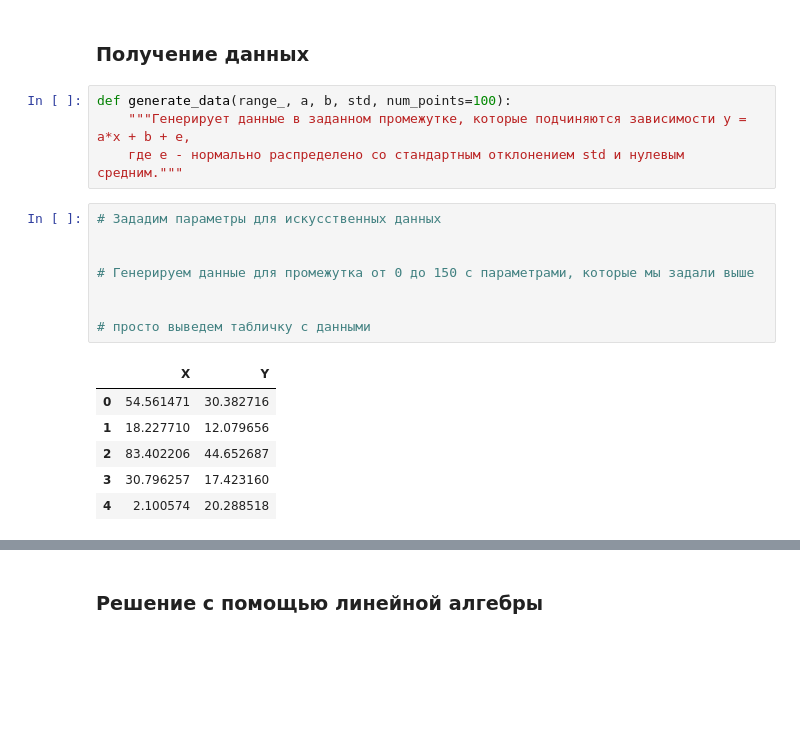
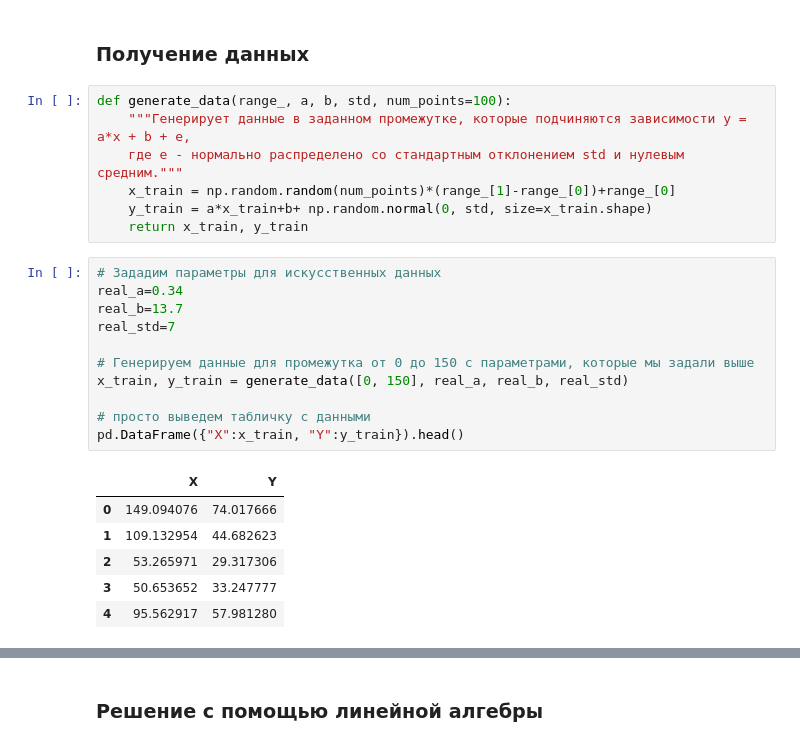
Before and after one commit to ElizavetaWow/MachineLearning, a Jupyter notebook: Sem4_pair_reg/Seminar_2_2_2022_linear_models.ipynb, the cells around one changed output, grey strips where cells are left out. Saved outputs shown, nothing was run; the diff lists cells and outputs as text; blank space fills up the shorter version.

```diff
--- a/Sem4_pair_reg/Seminar_2_2_2022_linear_models.ipynb
+++ b/Sem4_pair_reg/Seminar_2_2_2022_linear_models.ipynb
@@ -116,18 +116,24 @@ $$W = W - lr \cdot \nabla L$$
 def generate_data(range_, a, b, std, num_points=100):
     """Генерирует данные в заданном промежутке, которые подчиняются зависимости y = a*x + b + е,
     где е - нормально распределено со стандартным отклонением std и нулевым средним."""
+    x_train = np.random.random(num_points)*(range_[1]-range_[0])+range_[0]
+    y_train = a*x_train+b+ np.random.normal(0, std, size=x_train.shape)
+    return x_train, y_train
 # %%
 # Зададим параметры для искусственных данных
-
+real_a=0.34
+real_b=13.7
+real_std=7
 
 # Генерируем данные для промежутка от 0 до 150 с параметрами, которые мы задали выше
-
+x_train, y_train = generate_data([0, 150], real_a, real_b, real_std)
 
 # просто выведем табличку с данными
+pd.DataFrame({"X":x_train, "Y":y_train}).head()
 # %% [output]
 |  | X | Y |
-| 0 | 54.561471 | 30.382716 |
-| 1 | 18.227710 | 12.079656 |
-| 2 | 83.402206 | 44.652687 |
-| 3 | 30.796257 | 17.423160 |
-| 4 | 2.100574 | 20.288518 |
+| 0 | 149.094076 | 74.017666 |
+| 1 | 109.132954 | 44.682623 |
+| 2 | 53.265971 | 29.317306 |
+| 3 | 50.653652 | 33.247777 |
+| 4 | 95.562917 | 57.981280 |
```
Also changed, not shown: parts of 5 cells of this notebook, 3 other files.
